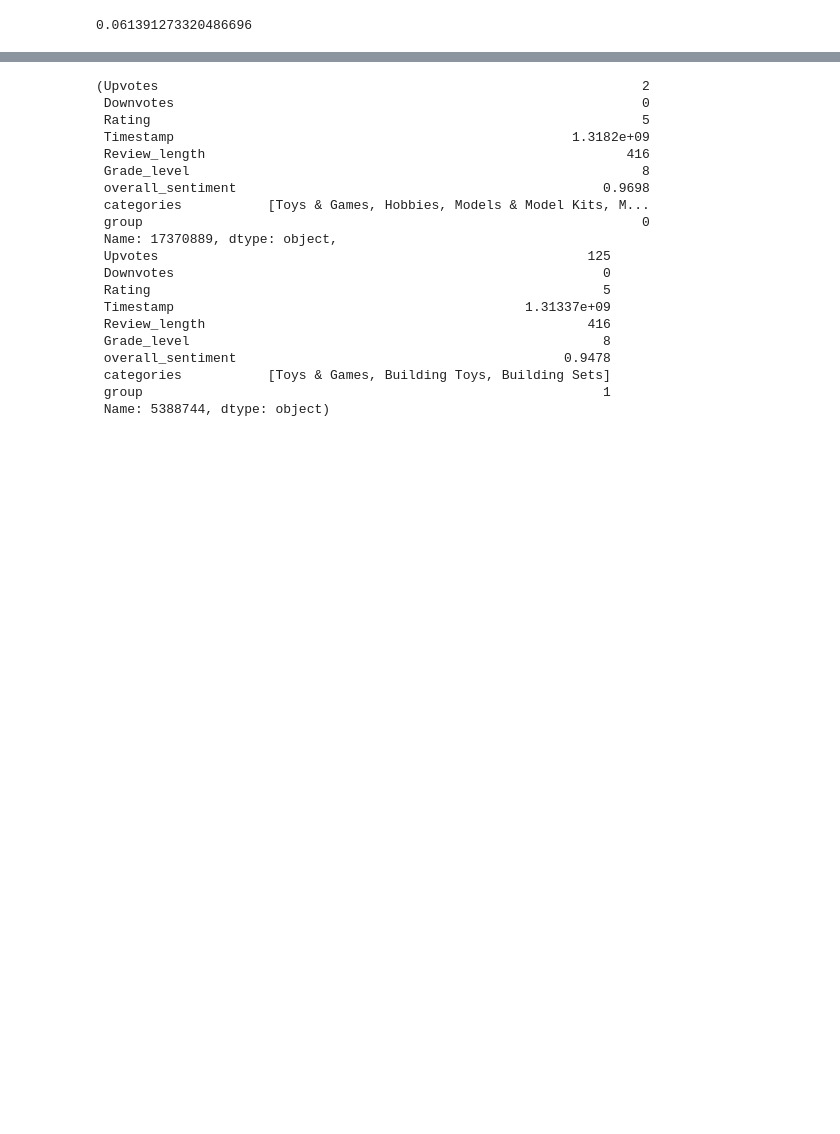
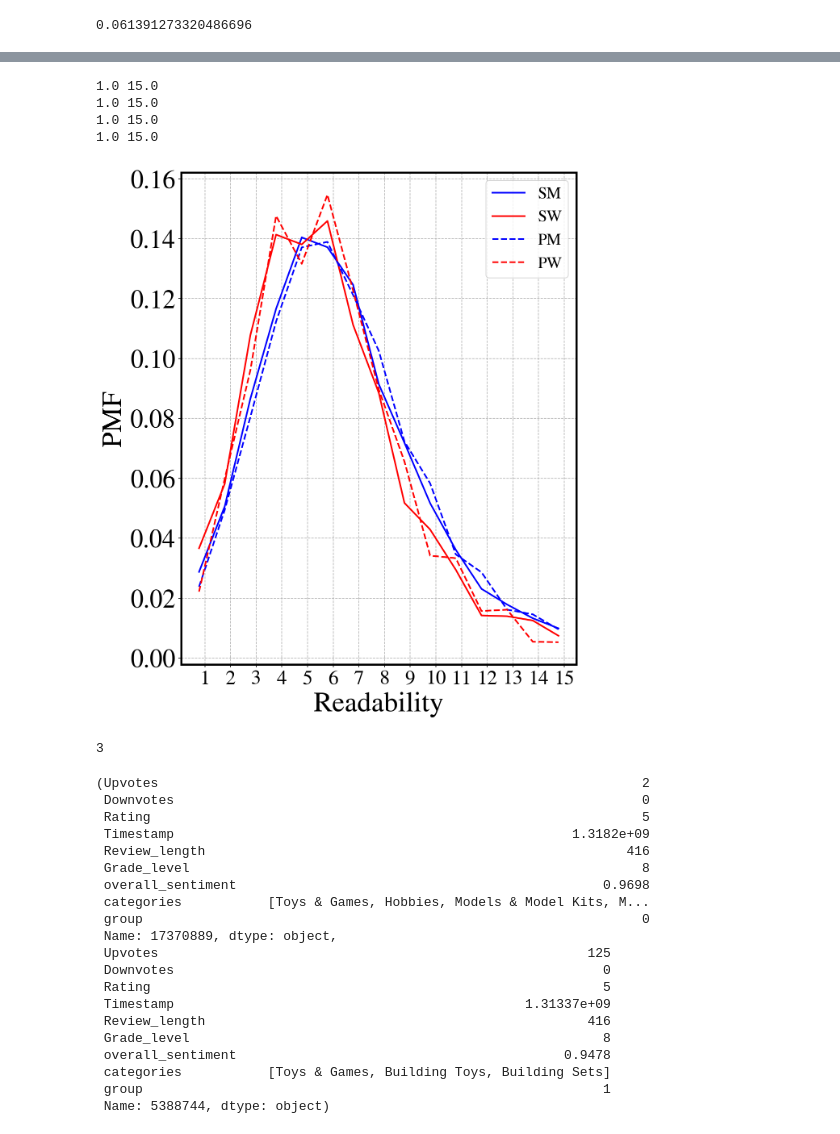
Before and after one commit to Sandipan99/amazonReview, a Jupyter notebook: NaturalExptCategory(not_pairwise).ipynb, the cells around one changed output, grey strips where cells are left out. Drawn from its saved outputs; the diff is of its cells as text; code cells hidden in the pictures; blank space fills up the shorter version.

```diff
--- a/NaturalExptCategory(not_pairwise).ipynb
+++ b/NaturalExptCategory(not_pairwise).ipynb
@@ -355,2 +780,12 @@ calculateMetric(pairs,True)
 # %%
 from scipy.stats import ks_2samp
+# %%
+def createDistribution(lst):
+    u_el = list(set(lst))
+    u_el.sort()
+    dist = []
+    for el in u_el:
+        el_cnt = lst.count(el)
+        dist.append(el_cnt)
+    s = sum(dist)
+    return u_el,[i/s for i in dist]
@@ -357 +855,13 @@ from scipy.stats import ks_2samp
+# %%
+x = calcCovariateHist(pairs,x_label='Readability',covariate='Grade_level')
+# %% [output]
+1.0 15.0
+1.0 15.0
+1.0 15.0
+1.0 15.0
+[figure, added]
+# %%
+len(x)
+# %% [output]
+3
 # %%
```
Also changed, not shown: parts of 53 cells of this notebook, 1 other file.
